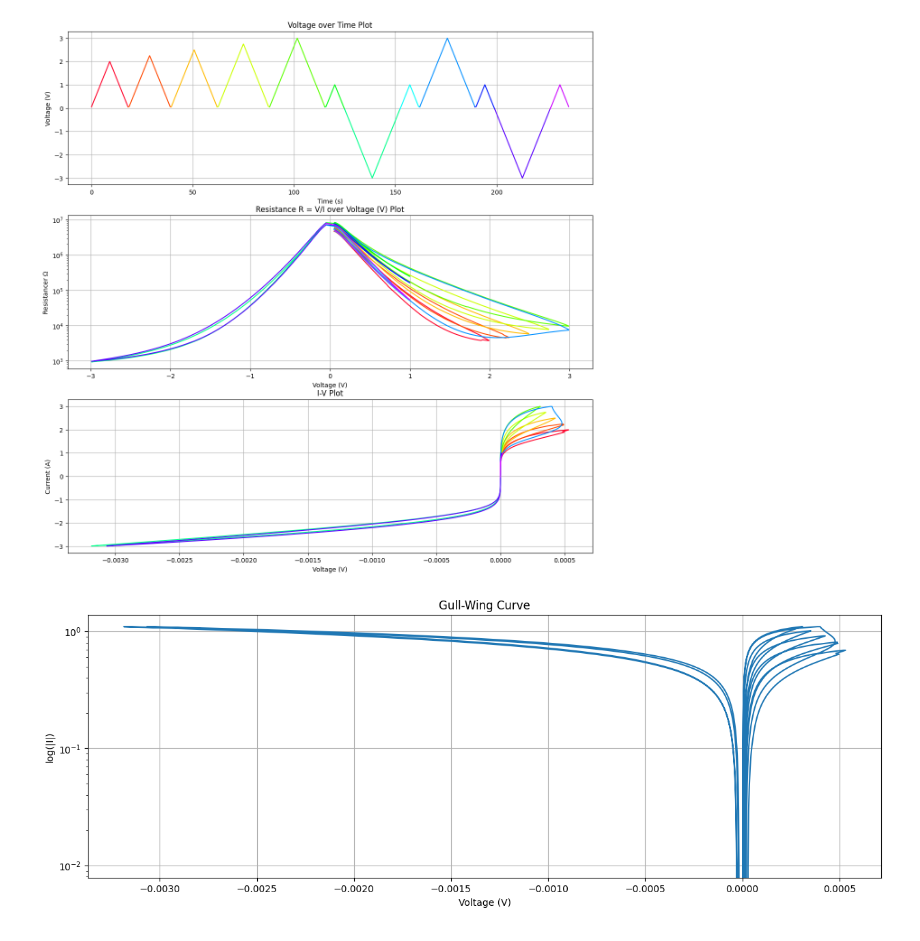
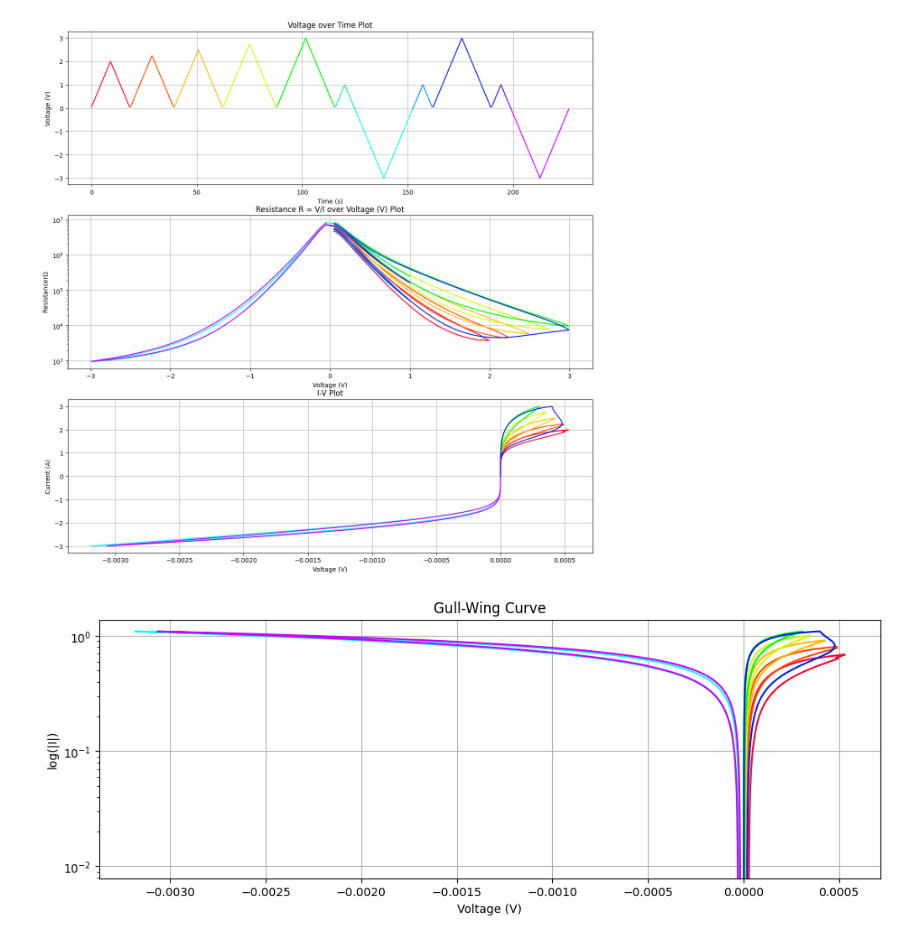
Before and after one commit to khangnp2610/CompactMemristorModel, a Jupyter notebook: task3.ipynb, the cells around one changed output. Cells and saved outputs as stored; diff of their text form; code cells hidden in the pictures.

```diff
--- a/task3.ipynb
+++ b/task3.ipynb
@@ -83,9 +89,8 @@ fig, axs = plt.subplots(3, 1, figsize=(15, 15))
 
 # Voltage over Time
 axs[0].set_prop_cycle(color=[cm(1.*i/NUM_COLORS) for i in range(NUM_COLORS)])
-axs[0].plot(time_cycle_I, voltage_cycle_I, time_cycle_II, voltage_cycle_II, time_cycle_III, voltage_cycle_III, time_cycle_IV, voltage_cycle_IV,
-            time_cycle_V, voltage_cycle_V, time_cycle_VI, voltage_cycle_VI, time_cycle_VII, voltage_cycle_VII, time_cycle_VIII, voltage_cycle_VIII,
-            time_cycle_IX, voltage_cycle_IX, time_cycle_X, voltage_cycle_X, time_cycle_XI, voltage_cycle_XI, time_cycle_XII, voltage_cycle_XII)
+for i in range(NUM_COLORS):
+    axs[0].plot(time_cycles_list[i], voltage_cycles_list[i])
 axs[0].set_title('Voltage over Time Plot')
 axs[0].set_xlabel('Time (s)')
 axs[0].set_ylabel('Voltage (V)')
@@ -93,36 +98,40 @@ axs[0].grid()
 
 # Resistance over Voltage
 axs[1].set_prop_cycle(color=[cm(1.*i/NUM_COLORS) for i in range(NUM_COLORS)])
-axs[1].plot(voltage_cycle_I, resistance_cycle_I, voltage_cycle_II, resistance_cycle_II, voltage_cycle_III, resistance_cycle_III, voltage_cycle_IV, resistance_cycle_IV,
-            voltage_cycle_V, resistance_cycle_V, voltage_cycle_VI, resistance_cycle_VI, voltage_cycle_VII, resistance_cycle_VII, voltage_cycle_VIII, resistance_cycle_VIII,
-            voltage_cycle_IX, resistance_cycle_IX, voltage_cycle_X, resistance_cycle_X, voltage_cycle_XI, resistance_cycle_XI, voltage_cycle_XII, resistance_cycle_XII)
+for i in range(NUM_COLORS):
+    axs[1].plot(voltage_cycles_list[i], resistance_cycles_list[i])
 axs[1].set_title('Resistance R = V/I over Voltage (V) Plot')
 axs[1].set_xlabel('Voltage (V)')
-axs[1].set_ylabel('Resistance' + 'r $\Omega$')
+axs[1].set_ylabel('Resistance' + 'r$\Omega$')
 axs[1].set_yscale('log')
 axs[1].grid()
 
 # Voltage over Current
 axs[2].set_prop_cycle(color=[cm(1.*i/NUM_COLORS) for i in range(NUM_COLORS)])
-axs[2].plot(current_cycle_I, voltage_cycle_I, current_cycle_II, voltage_cycle_II, current_cycle_III, voltage_cycle_III, current_cycle_IV, voltage_cycle_IV,
-            current_cycle_V, voltage_cycle_V, current_cycle_VI, voltage_cycle_VI, current_cycle_VII, voltage_cycle_VII, current_cycle_VIII, voltage_cycle_VIII,
-            current_cycle_IX, voltage_cycle_IX, current_cycle_X, voltage_cycle_X, current_cycle_XI, voltage_cycle_XI, current_cycle_XII, voltage_cycle_XII)
+for i in range(NUM_COLORS):
+    axs[2].plot(current_cycles_list[i], voltage_cycles_list[i])
 axs[2].set_title('I-V Plot')
 axs[2].set_xlabel('Voltage (V)')
 axs[2].set_ylabel('Current (A)')
 axs[2].grid()
 plt.show()
 # %% [output]
-[figure, old version]
+[figure, new version]
 # %%
+# Get colors
+NUM_COLORS = 12
+cm = plt.get_cmap('gist_rainbow')
+
 # Gull-Wing Curve: X-axis - current A & Y-axis - log(|V|)
-fig1, axs1 = plt.subplots(figsize=(15, 5))
-axs1.plot(current, log_abs_voltage)
+fig1, axs1 = plt.subplots(figsize=(12, 4))
+axs1.set_prop_cycle(color=[cm(1.*i/NUM_COLORS) for i in range(NUM_COLORS)])
+for i in range(NUM_COLORS):
+    axs1.plot(current_cycles_list[i], log_abs_voltage_list[i])
 axs1.set_title('Gull-Wing Curve')
 axs1.set_xlabel('Voltage (V)')
 axs1.set_ylabel('log(|I|)')
 axs1.set_yscale('log')
 axs1.grid()
 # %% [output]
-[figure, old version]
+[figure, new version]
 # %%
```
Also changed, not shown: parts of 2 cells of this notebook.
